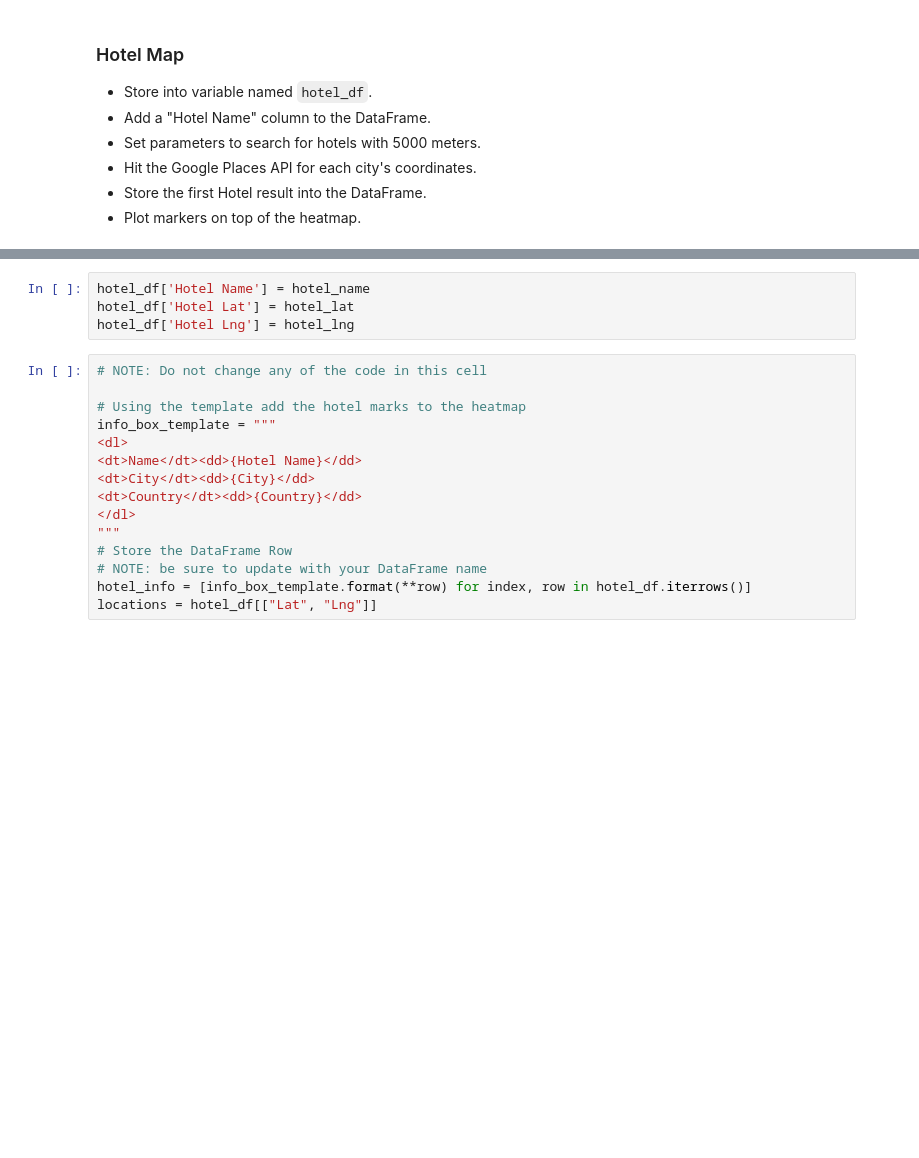
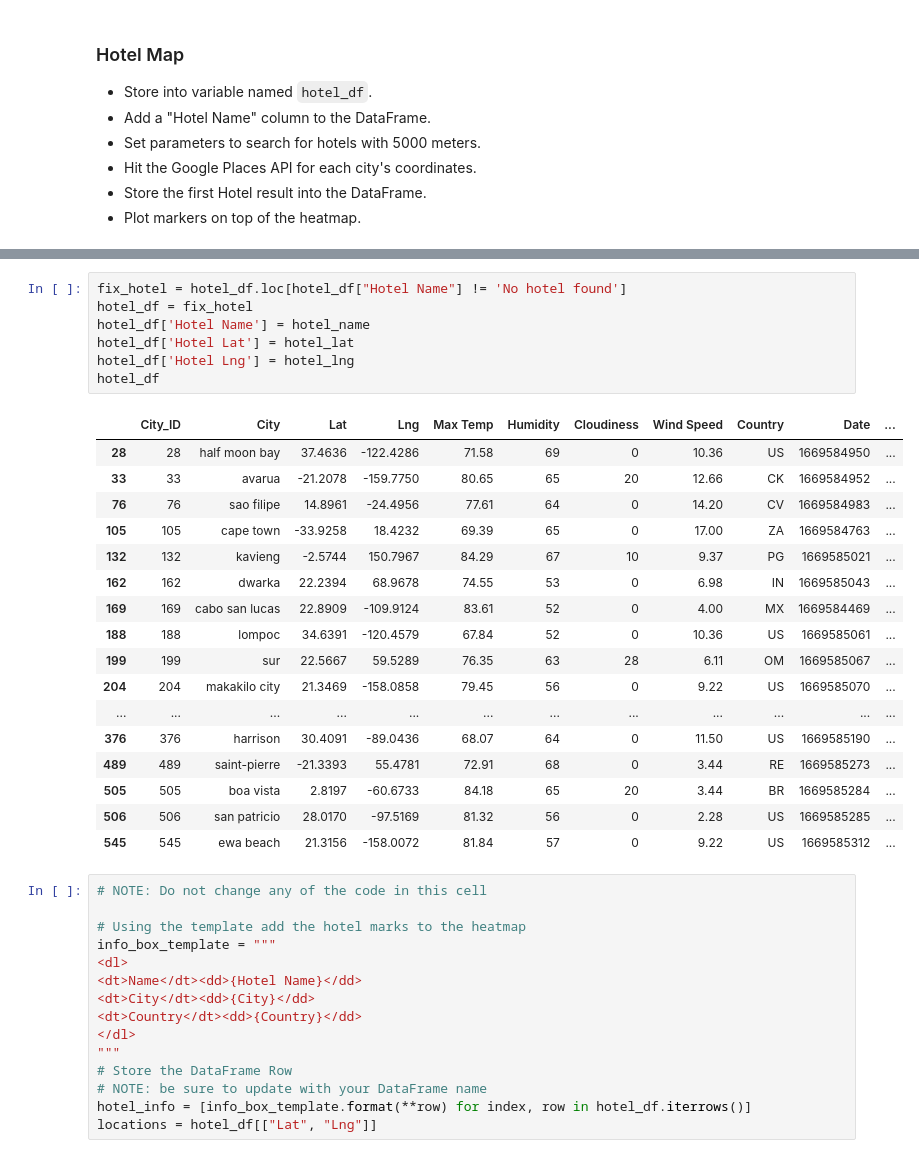
Before and after one commit to vgpass/python_api-challenge, a Jupyter notebook: WeatherPy/VacationPycomplete.ipynb, the cells around one changed output, grey strips where cells are left out. Cells and saved outputs as stored; diff of their text form; blank space fills up the shorter version.

```diff
--- a/WeatherPy/VacationPycomplete.ipynb
+++ b/WeatherPy/VacationPycomplete.ipynb
@@ -167,9 +211,30 @@ Starting hotel search
 ---------------------
 Hotel Search Complete
 # %%
+fix_hotel = hotel_df.loc[hotel_df["Hotel Name"] != 'No hotel found']
+hotel_df = fix_hotel
 hotel_df['Hotel Name'] = hotel_name
 hotel_df['Hotel Lat'] = hotel_lat
 hotel_df['Hotel Lng'] = hotel_lng
+hotel_df
+# %% [output]
+|  | City_ID | City | Lat | Lng | Max Temp | Humidity | Cloudiness | Wind Speed | Country | Date | ... |
+| 28 | 28 | half moon bay | 37.4636 | -122.4286 | 71.58 | 69 | 0 | 10.36 | US | 1669584950 | ... |
+| 33 | 33 | avarua | -21.2078 | -159.7750 | 80.65 | 65 | 20 | 12.66 | CK | 1669584952 | ... |
+| 76 | 76 | sao filipe | 14.8961 | -24.4956 | 77.61 | 64 | 0 | 14.20 | CV | 1669584983 | ... |
+| 105 | 105 | cape town | -33.9258 | 18.4232 | 69.39 | 65 | 0 | 17.00 | ZA | 1669584763 | ... |
+| 132 | 132 | kavieng | -2.5744 | 150.7967 | 84.29 | 67 | 10 | 9.37 | PG | 1669585021 | ... |
+| 162 | 162 | dwarka | 22.2394 | 68.9678 | 74.55 | 53 | 0 | 6.98 | IN | 1669585043 | ... |
+| 169 | 169 | cabo san lucas | 22.8909 | -109.9124 | 83.61 | 52 | 0 | 4.00 | MX | 1669584469 | ... |
+| 188 | 188 | lompoc | 34.6391 | -120.4579 | 67.84 | 52 | 0 | 10.36 | US | 1669585061 | ... |
+| 199 | 199 | sur | 22.5667 | 59.5289 | 76.35 | 63 | 28 | 6.11 | OM | 1669585067 | ... |
+| 204 | 204 | makakilo city | 21.3469 | -158.0858 | 79.45 | 56 | 0 | 9.22 | US | 1669585070 | ... |
+| ... | ... | ... | ... | ... | ... | ... | ... | ... | ... | ... | ... |
+| 376 | 376 | harrison | 30.4091 | -89.0436 | 68.07 | 64 | 0 | 11.50 | US | 1669585190 | ... |
+| 489 | 489 | saint-pierre | -21.3393 | 55.4781 | 72.91 | 68 | 0 | 3.44 | RE | 1669585273 | ... |
+| 505 | 505 | boa vista | 2.8197 | -60.6733 | 84.18 | 65 | 20 | 3.44 | BR | 1669585284 | ... |
+| 506 | 506 | san patricio | 28.0170 | -97.5169 | 81.32 | 56 | 0 | 2.28 | US | 1669585285 | ... |
+| 545 | 545 | ewa beach | 21.3156 | -158.0072 | 81.84 | 57 | 0 | 9.22 | US | 1669585312 | ... |
 # %%
 # NOTE: Do not change any of the code in this cell
 
```
Also changed, not shown: parts of 7 cells of this notebook, 17 other files.
